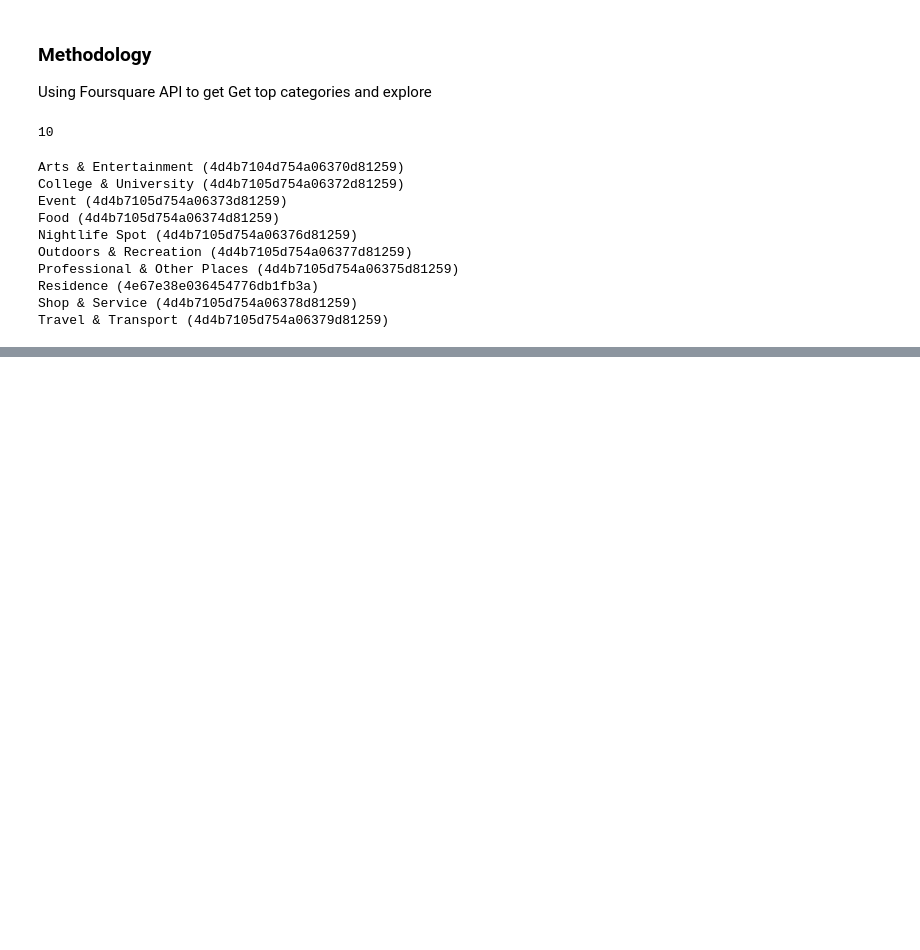
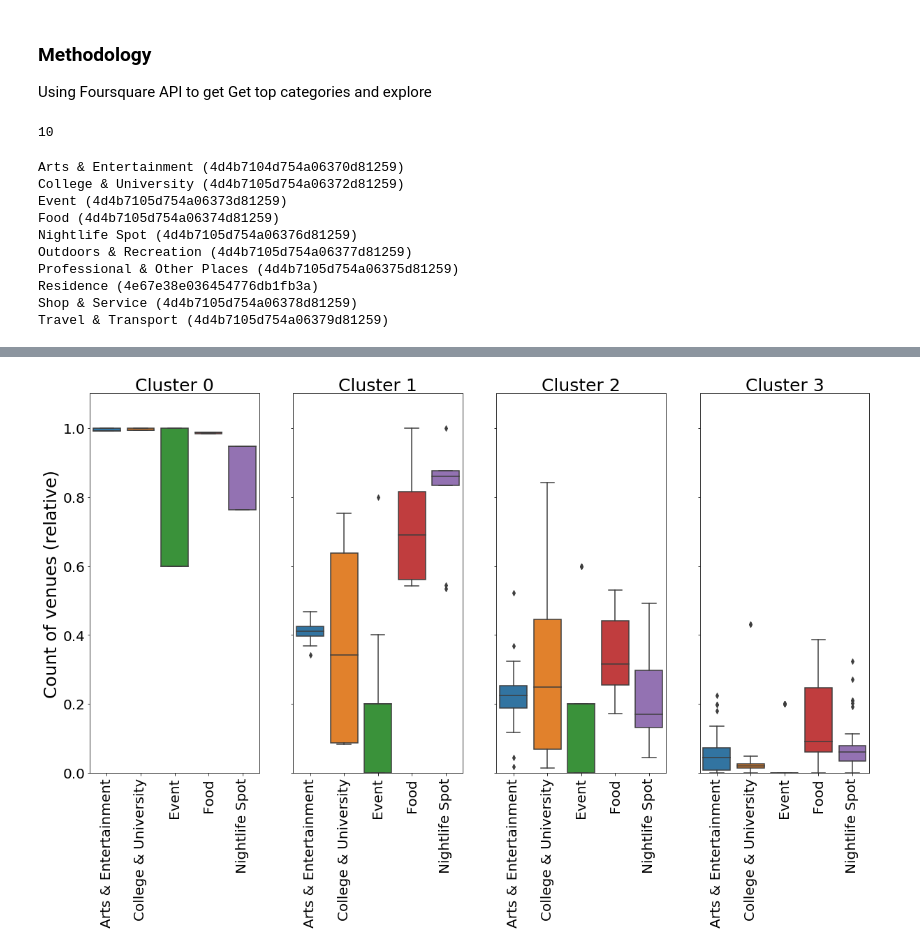
Before and after one commit to noiseorigin/ibm-data-science-capstone, a Jupyter notebook: Data Analysis of Chciago Metro stations.ipynb, the cells around one changed output, grey strips where cells are left out. Drawn from its saved outputs; the diff is of its cells as text; code cells hidden in the pictures; blank space fills up the shorter version.

```diff
--- a/Data Analysis of Chciago Metro stations.ipynb
+++ b/Data Analysis of Chciago Metro stations.ipynb
@@ -349,0 +460,39 @@ AttributeError: 'DataFrame' object has no attribute 'unique'
+# %%
+# set number of clusters
+kclusters = 4
+
+# run k-means clustering
+kmeans = KMeans(n_clusters=kclusters, random_state=0).fit(cluster_df)
+
+kmeans_labels = kmeans.labels_
+# Change label numbers so they go from highest scores to lowest
+replace_labels = {0:2, 1:0, 2:3, 3:1}
+for i in range(len(kmeans_labels)):
+    kmeans_labels[i] = replace_labels[kmeans_labels[i]]
+
+stations_clusters_df = station_venues_df.copy()
+stations_clusters_df['Cluster'] = kmeans_labels
+stations_clusters_minmax_df = cluster_df.copy()
+stations_clusters_minmax_df['Cluster'] = kmeans_labels
+stations_clusters_minmax_df['Station'] = station_new['Station']
+# %%
+import matplotlib.ticker as ticker
+
+fig, axes = plt.subplots(1,kclusters, figsize=(20, 10), sharey=True)
+
+axes[0].set_ylabel('Count of venues (relative)', fontsize=25)
+#plt.set_xlabel('Venue category', fontsize='x-large')
+
+for k in range(kclusters):
+    #Set same y axis limits
+    axes[k].set_ylim(0,1.1)
+    axes[k].xaxis.set_label_position('top')
+    axes[k].set_xlabel('Cluster ' + str(k), fontsize=25)
+    axes[k].tick_params(labelsize=20)
+    plt.sca(axes[k])
+    plt.xticks(rotation='vertical')
+    sns.boxplot(data = stations_clusters_minmax_df[stations_clusters_minmax_df['Cluster'] == k].drop('Cluster',1), ax=axes[k])
+
+plt.show()
+# %% [output]
+[figure, added]
```
Also changed, not shown: parts of 27 cells of this notebook, 1 other file.
